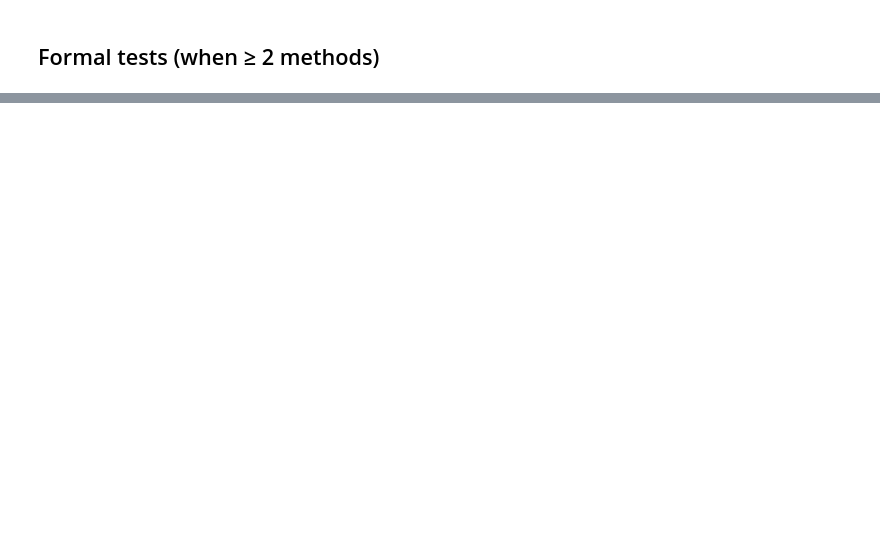
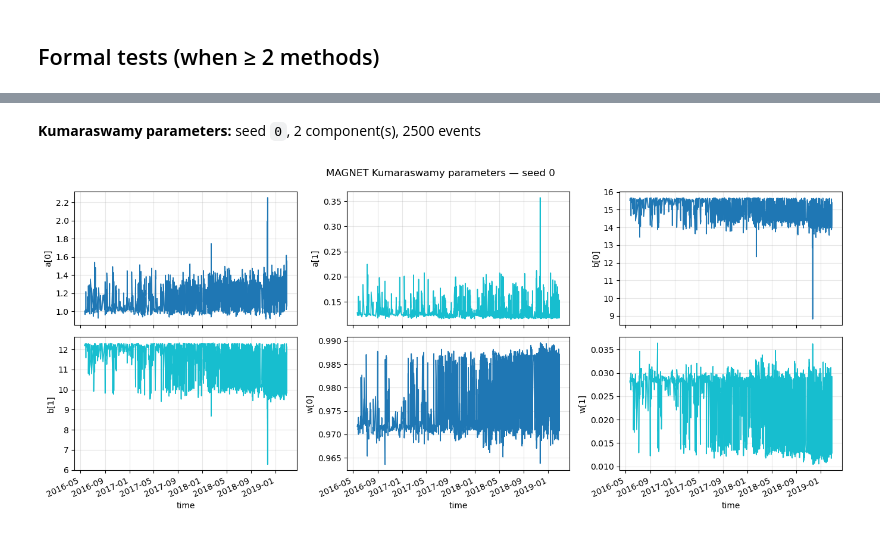
Before and after one commit to Ner-Ber/etas_edits, a Jupyter notebook: notebooks/compare_thinning_vs_thinning_magnet_ensemble.ipynb, the cells around one changed output, grey strips where cells are left out. Cells and saved outputs as stored; diff of their text form; code cells hidden in the pictures; blank space fills up the shorter version.

```diff
--- a/notebooks/compare_thinning_vs_thinning_magnet_ensemble.ipynb
+++ b/notebooks/compare_thinning_vs_thinning_magnet_ensemble.ipynb
@@ -1172,0 +1450,20 @@ PDF support: shift (mc) = `2.4`, stretch = `7.0`
+# %%
+if magnet_seed_used is None or magnet_preds is None:
+    display(Markdown("_No MAGNET realization selected above — skip parameter time series._"))
+else:
+    n_events = len(magnet_preds["magnitude"])
+    n_comp = int(np.asarray(magnet_preds["model_prediction"]).shape[-1] // 3)
+    display(Markdown(
+        f"**Kumaraswamy parameters:** seed `{magnet_seed_used}`, "
+        f"{n_comp} component(s), {n_events} events"
+    ))
+    fig = plot_kumaraswamy_params_vs_time(
+        magnet_preds,
+        event_stride=MAGNET_PARAMS_EVENT_STRIDE,
+        title=f"MAGNET Kumaraswamy parameters — seed {magnet_seed_used}",
+    )
+    if fig is not None:
+        show_fig(fig)
+# %% [output]
+**Kumaraswamy parameters:** seed `0`, 2 component(s), 2500 events
+[figure, added]
```
Also changed, not shown: parts of 15 cells of this notebook, 1 other file.
